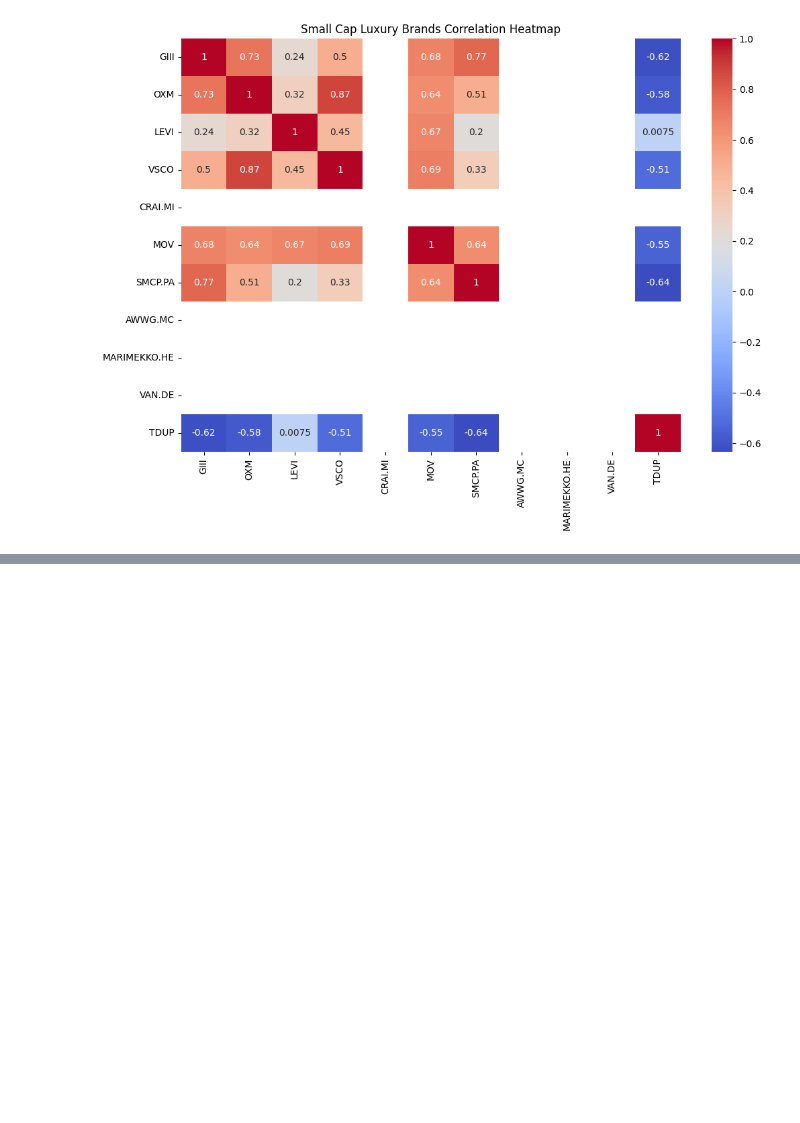
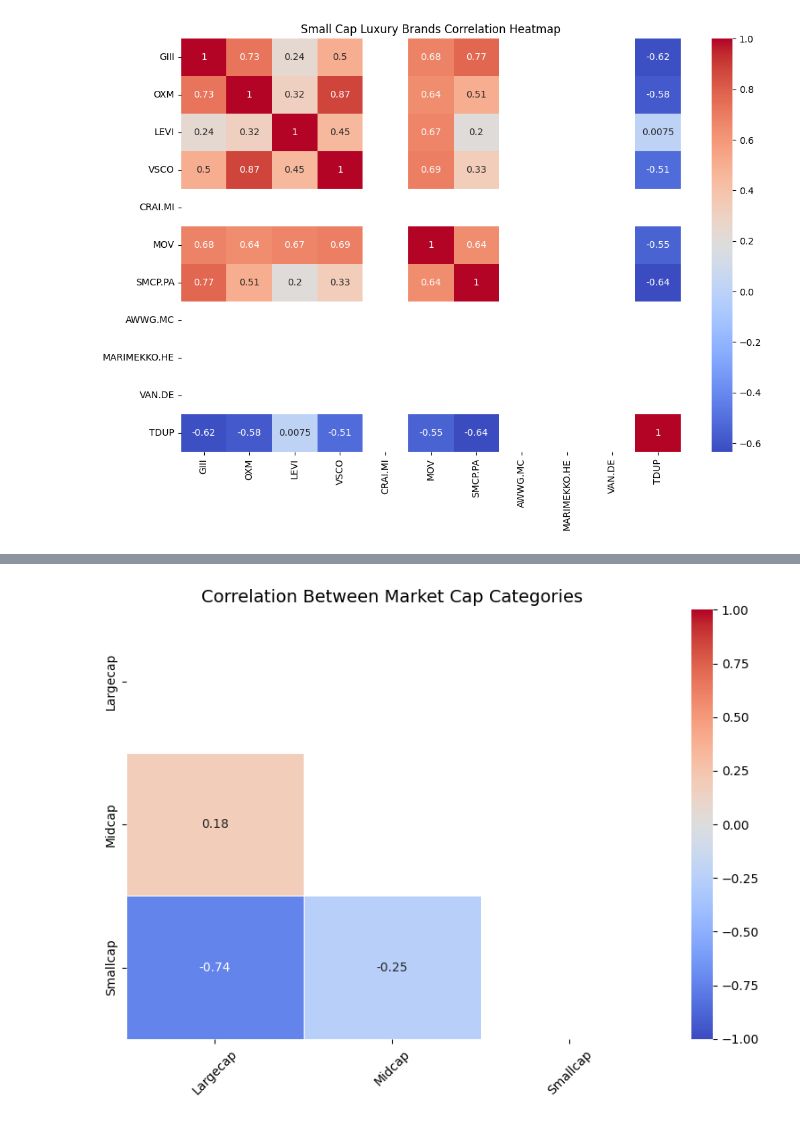
Before and after one commit to Algo-trading-25/work-materials-, a Jupyter notebook: fashion-ticker-analysis .ipynb, the cells around one changed output, grey strips where cells are left out. Saved outputs shown, nothing was run; the diff lists cells and outputs as text; code cells hidden in the pictures; blank space fills up the shorter version.

```diff
--- a/fashion-ticker-analysis .ipynb
+++ b/fashion-ticker-analysis .ipynb
@@ -232,0 +251,46 @@ plt.show()
+# %%
+import pandas as pd
+import seaborn as sns
+import matplotlib.pyplot as plt
+
+# Aggregate each category into a single time series
+def aggregate_category(data_dict):
+    """Combine all tickers in a category into one average time series"""
+    close_df = pd.DataFrame({
+        ticker: df['Close']
+        for ticker, df in data_dict.items()
+    })
+    return close_df.mean(axis=1)  # Daily average of all tickers
+
+# Create aggregated time series for each category
+largecap_agg = aggregate_category(largecap_data).rename('Largecap')
+midcap_agg = aggregate_category(midcap_data).rename('Midcap')
+smallcap_agg = aggregate_category(smallcap_data).rename('Smallcap')
+
+# Combine into single DataFrame
+combined_df = pd.concat([
+    largecap_agg,
+    midcap_agg,
+    smallcap_agg
+], axis=1)
+
+# Calculate correlation between categories
+corr_matrix = combined_df.corr()
+
+# Plot heatmap
+plt.figure(figsize=(8, 6))
+sns.heatmap(
+    corr_matrix,
+    annot=True,
+    cmap='coolwarm',
+    fmt=".2f",
+    linewidths=0.5,
+    vmin=-1, vmax=1,
+    mask=np.triu(np.ones_like(corr_matrix, dtype=bool))  # Mask upper triangle
+)
+plt.title('Correlation Between Market Cap Categories', fontsize=14)
+plt.xticks(rotation=45)
+plt.tight_layout()
+plt.show()
+# %% [output]
+[figure, added]
```
Also changed, not shown: parts of 1 cell of this notebook.
